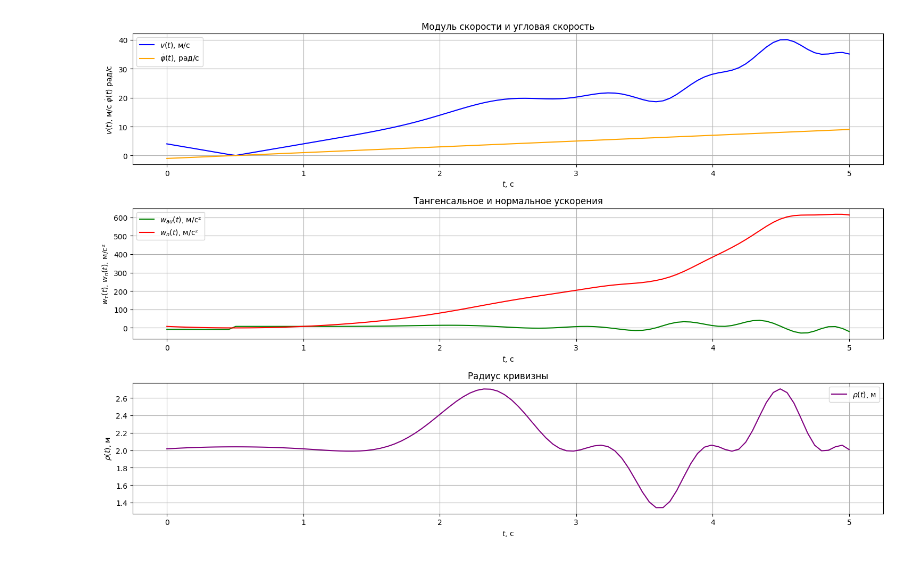
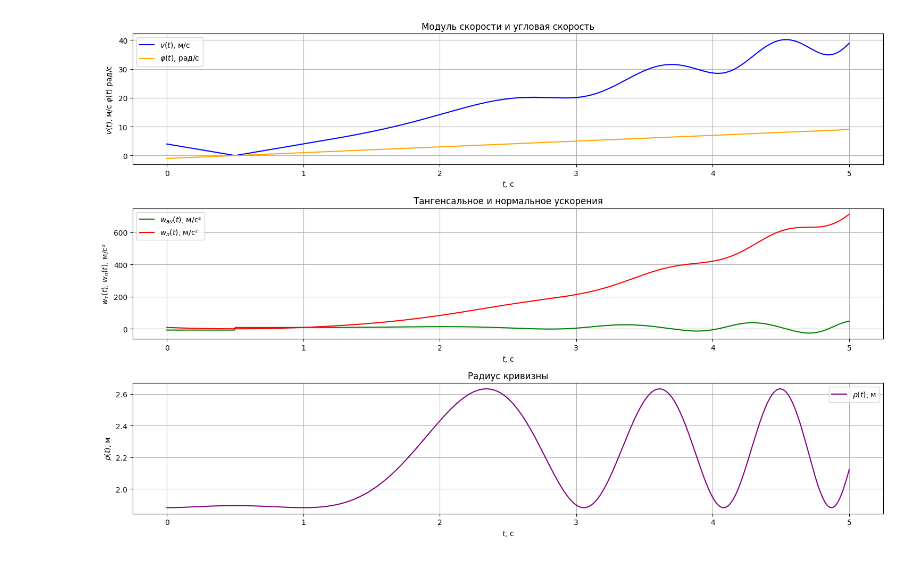
Before and after one commit to BratKAS/TrajectorySphericalCoordinates, a Jupyter notebook: Mech.ipynb, the cells around one changed output. Drawn from its saved outputs; the diff is of its cells as text; code cells hidden in the pictures.

```diff
--- a/Mech.ipynb
+++ b/Mech.ipynb
@@ -36,30 +8,30 @@ R, k, omega, t_0 = 1, 1, 1, 1
 
 t = sp.symbols('t')
 phi = k*t**2 - omega*t
-r = R*(sp.sin(phi/2) - 4*sp.cos(phi))
+r = sp.Rational(R, 2)*(1 - 9*sp.cos(phi))
 
-x = r * sp.cos(phi)
-y = r * sp.sin(phi)
+x = sp.expand(r * sp.cos(phi))
+y = sp.expand(r * sp.sin(phi))
 
-v_x = sp.diff(x, t)
-v_y = sp.diff(y, t)
-v = sp.sqrt(v_x**2 + v_y**2)
+v_x = sp.simplify(sp.diff(x, t))
+v_y = sp.simplify(sp.diff(y, t))
+v = sp.simplify(sp.sqrt(v_x**2 + v_y**2))
 
 dphi = sp.diff(phi, t)
 
 w_tau = sp.diff(v, t)
 
-a_x = sp.diff(v_x, t)
-a_y = sp.diff(v_y, t)
+w_x = sp.simplify(sp.diff(v_x, t))
+w_y = sp.simplify(sp.diff(v_y, t))
 
-w = sp.sqrt(a_x**2 + a_y**2)
+w = sp.sqrt(w_x**2 + w_y**2)
 w_n = sp.sqrt(w**2 - w_tau**2)
 
 rho = v**2 / w_n
 rho_t0 = rho.subs(t, t_0)
 
 # Подготовка для численного вычисления
-t_vals = np.linspace(0, 5, 100)
+t_vals = np.linspace(0, 5, 1000)
 v_func = sp.lambdify(t, v, 'numpy')
 dphi_func = sp.lambdify(t, dphi, 'numpy')
 w_tau_func = sp.lambdify(t, w_tau, 'numpy')
@@ -80,32 +52,32 @@ plt.figure(figsize=(15, 10))
 plt.subplot(3, 1, 1)
 plt.plot(t_vals, v_vals, label='$v(t)$, м/c', color='blue')
 plt.plot(t_vals, dphi_vals, label=r'$\dot{\varphi}(t)$, рад/c', color='orange')
 plt.title('Модуль скорости и угловая скорость')
 plt.xlabel('$t$, с')
 plt.ylabel(r'$v(t)$, м/с $\dot{\varphi}(t)$ рад/с')
 plt.legend()
 plt.grid()
 
 # График w_tau и w_n
 plt.subplot(3, 1, 2)
 plt.plot(t_vals, w_tau_vals, label='$w_{\tau}(t)$, м/с²', color='green')
 plt.plot(t_vals, w_n_vals, label='$w_n(t)$, м/с²', color='red')
 plt.title('Тангенсальное и нормальное ускорения')
 plt.xlabel('$t$, с')
 plt.ylabel(r'$w_\tau(t)$, $w_n(t)$, м/с²')
 plt.legend()
 plt.grid()
 
 # График rho
 plt.subplot(3, 1, 3)
 plt.plot(t_vals, rho_vals, label=r'$\rho(t)$, м', color='purple')
 plt.title('Радиус кривизны')
 plt.xlabel('$t$, с')
 plt.ylabel(r'$\rho(t)$, м')
 plt.legend()
 plt.grid()
 
 plt.tight_layout()
-plt.show()
+plt.savefig('figure.png', dpi=1024)
 # %% [output]
-[figure, old version]
+[figure, new version]
```
Also changed, not shown: parts of 8 cells of this notebook, 5 other files.
